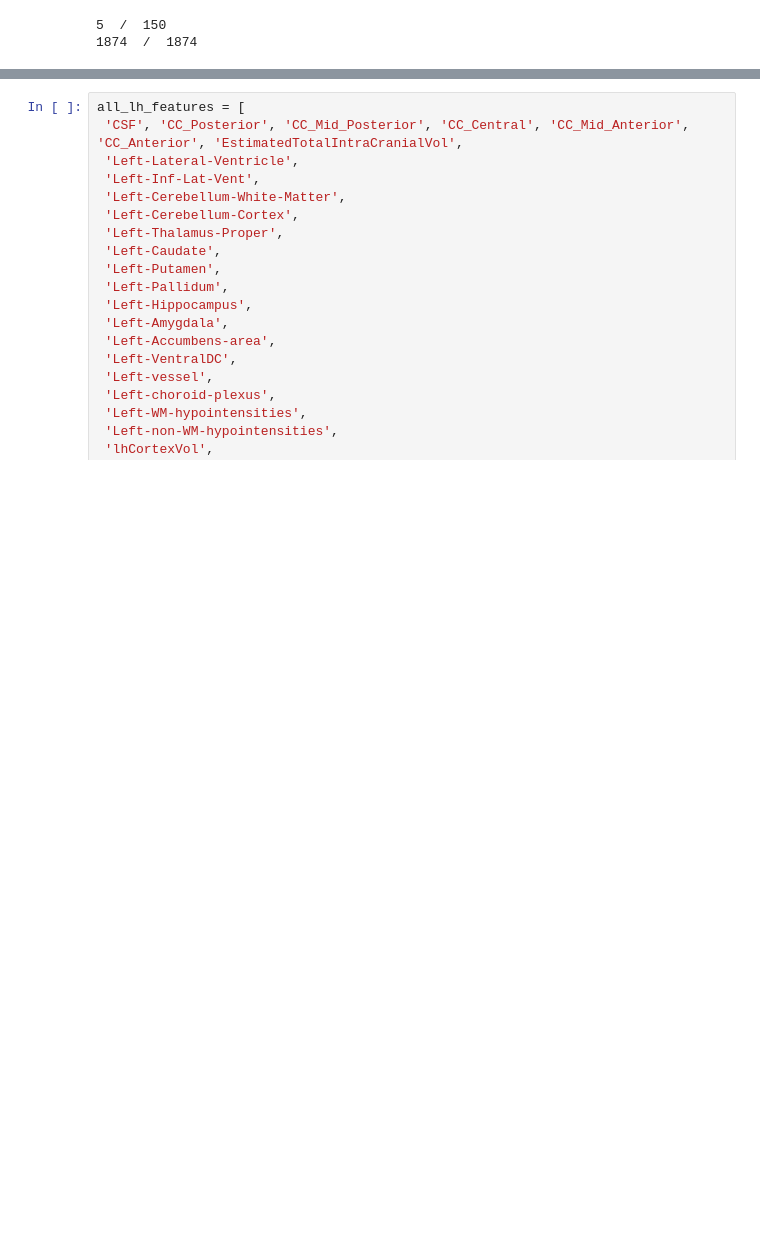
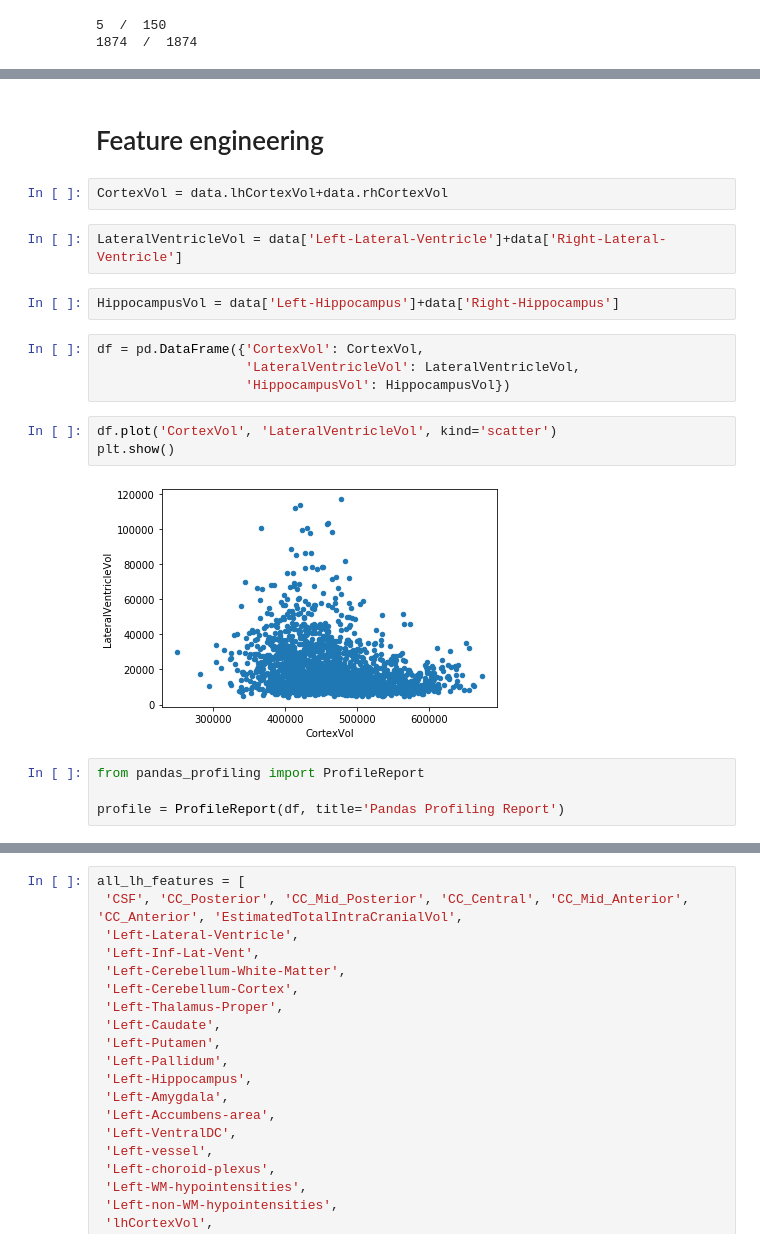
Before and after one commit to arvidl/elmed219-brainage, a Jupyter notebook: nbs/brain_age_explore.ipynb, the cells around one changed output, grey strips where cells are left out. Cells and saved outputs as stored; diff of their text form; blank space fills up the shorter version.

```diff
--- a/nbs/brain_age_explore.ipynb
+++ b/nbs/brain_age_explore.ipynb
@@ -113,0 +122,21 @@ target = data.iloc[:,-1].name
+# %% [markdown]
+# Feature engineering
+# %%
+CortexVol = data.lhCortexVol+data.rhCortexVol
+# %%
+LateralVentricleVol = data['Left-Lateral-Ventricle']+data['Right-Lateral-Ventricle']
+# %%
+HippocampusVol = data['Left-Hippocampus']+data['Right-Hippocampus']
+# %%
+df = pd.DataFrame({'CortexVol': CortexVol,
+                   'LateralVentricleVol': LateralVentricleVol,
+                   'HippocampusVol': HippocampusVol})
+# %%
+df.plot('CortexVol', 'LateralVentricleVol', kind='scatter')
+plt.show()
+# %% [output]
+[figure, added]
+# %%
+from pandas_profiling import ProfileReport
+
+profile = ProfileReport(df, title='Pandas Profiling Report')
```
Also changed, not shown: parts of 12 cells of this notebook.
